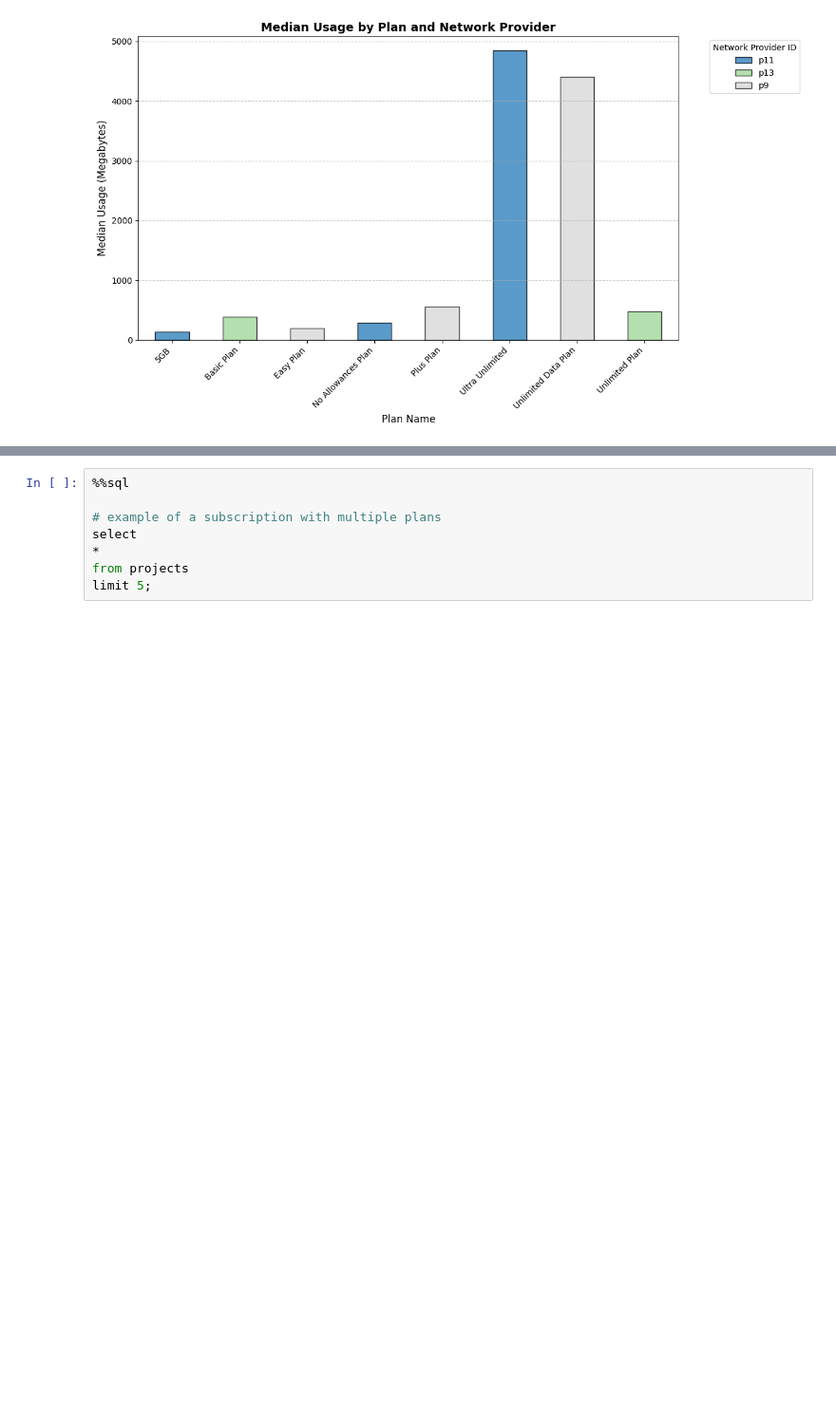
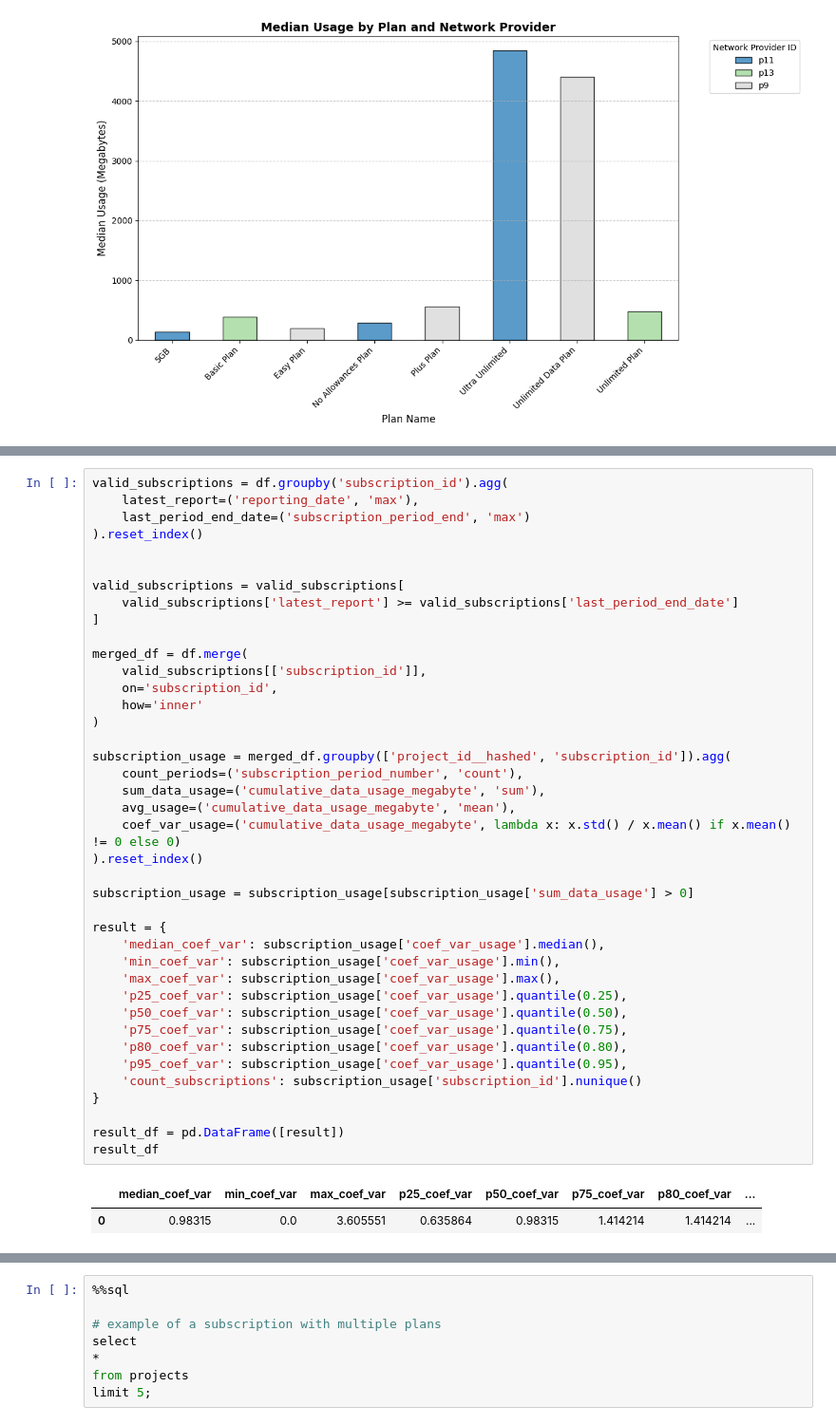
Before and after one commit to Robertoarce/gigs-sql, a Jupyter notebook: analysis.ipynb, the cells around one changed output, grey strips where cells are left out. Shown: that part at 95% size. Saved outputs shown, nothing was run; the diff lists cells and outputs as text; blank space fills up the shorter version.

```diff
--- a/analysis.ipynb
+++ b/analysis.ipynb
@@ -920,0 +987,43 @@ plt.show()
+# %%
+valid_subscriptions = df.groupby('subscription_id').agg(
+    latest_report=('reporting_date', 'max'),
+    last_period_end_date=('subscription_period_end', 'max')
+).reset_index()
+
+
+valid_subscriptions = valid_subscriptions[
+    valid_subscriptions['latest_report'] >= valid_subscriptions['last_period_end_date']
+]
+
+merged_df = df.merge(
+    valid_subscriptions[['subscription_id']],
+    on='subscription_id',
+    how='inner'
+)
+
+subscription_usage = merged_df.groupby(['project_id__hashed', 'subscription_id']).agg(
+    count_periods=('subscription_period_number', 'count'),
+    sum_data_usage=('cumulative_data_usage_megabyte', 'sum'),
+    avg_usage=('cumulative_data_usage_megabyte', 'mean'),
+    coef_var_usage=('cumulative_data_usage_megabyte', lambda x: x.std() / x.mean() if x.mean() != 0 else 0)
+).reset_index()
+
+subscription_usage = subscription_usage[subscription_usage['sum_data_usage'] > 0]
+
+result = {
+    'median_coef_var': subscription_usage['coef_var_usage'].median(),
+    'min_coef_var': subscription_usage['coef_var_usage'].min(),
+    'max_coef_var': subscription_usage['coef_var_usage'].max(),
+    'p25_coef_var': subscription_usage['coef_var_usage'].quantile(0.25),
+    'p50_coef_var': subscription_usage['coef_var_usage'].quantile(0.50),
+    'p75_coef_var': subscription_usage['coef_var_usage'].quantile(0.75),
+    'p80_coef_var': subscription_usage['coef_var_usage'].quantile(0.80),
+    'p95_coef_var': subscription_usage['coef_var_usage'].quantile(0.95),
+    'count_subscriptions': subscription_usage['subscription_id'].nunique()
+}
+
+result_df = pd.DataFrame([result])
+result_df
+# %% [output]
+|  | median_coef_var | min_coef_var | max_coef_var | p25_coef_var | p50_coef_var | p75_coef_var | p80_coef_var | ... |
+| 0 | 0.98315 | 0.0 | 3.605551 | 0.635864 | 0.98315 | 1.414214 | 1.414214 | ... |
```
Also changed, not shown: parts of 15 cells of this notebook.
